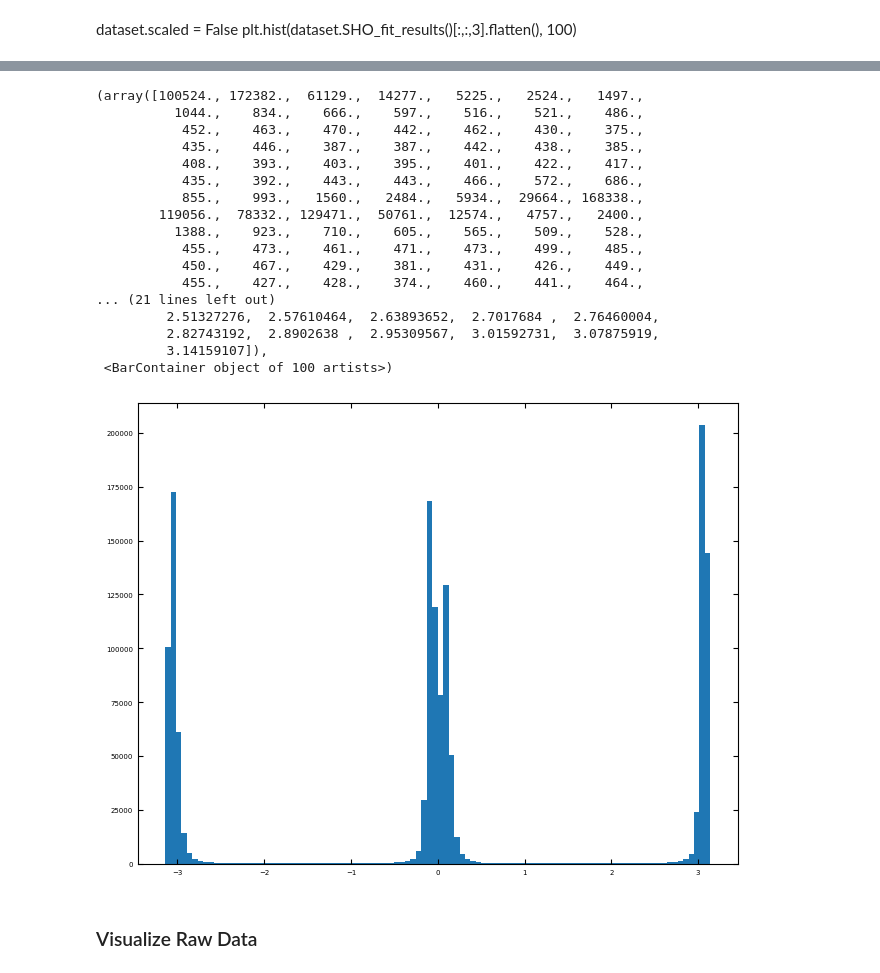
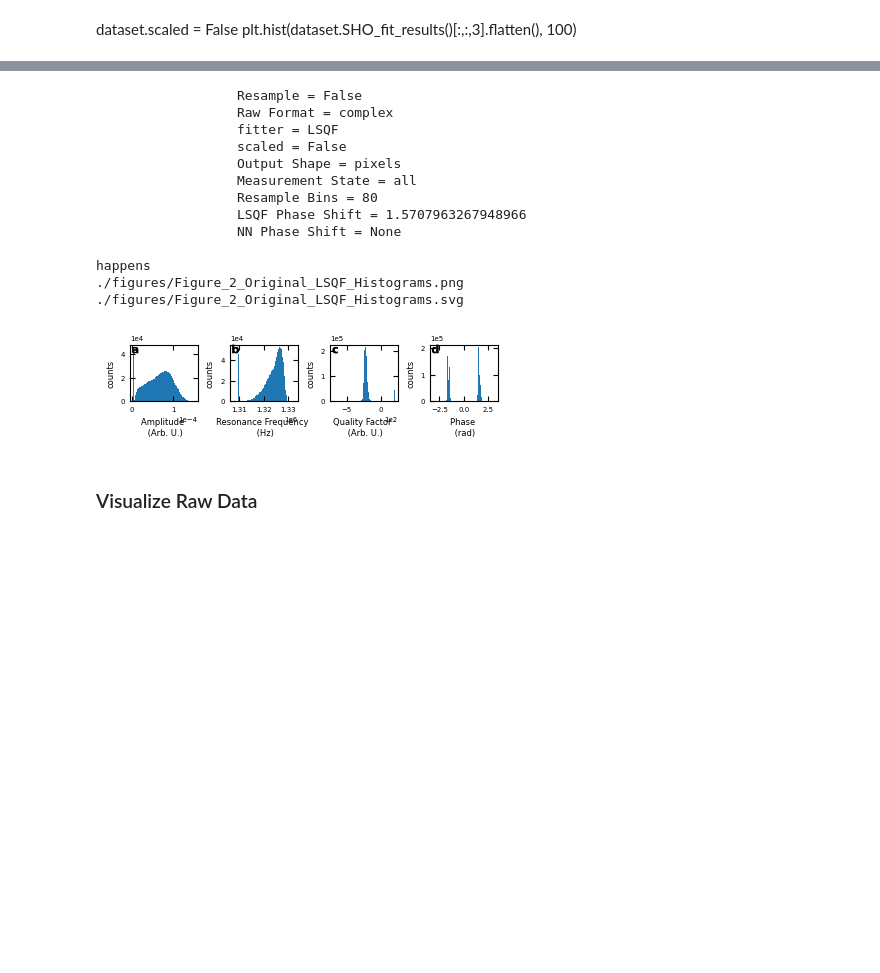
Before and after one commit to m3-learning/m3_learning_old, a Jupyter notebook: m3_learning/papers/2023_Rapid_Fitting/1_SHO_Fitting.ipynb, the cells around one changed output, grey strips where cells are left out. Drawn from its saved outputs; the diff is of its cells as text; code cells hidden in the pictures; blank space fills up the shorter version.

Commit message:
with phase shift

```diff
--- a/m3_learning/papers/2023_Rapid_Fitting/1_SHO_Fitting.ipynb
+++ b/m3_learning/papers/2023_Rapid_Fitting/1_SHO_Fitting.ipynb
@@ -772,6 +786,36 @@ class Viz:
         # prints the figure
         if self.Printer is not None:
             self.Printer.save_figure(fig, filename, label_figs = ax, style = 'b')
+
+    def SHO_hist(self, SHO_data, filename=""):
+
+        SHO_data = SHO_data.reshape(-1, 4)
+
+        # check distributions of each parameter before and after scaling
+        fig, axs = layout_fig(4, 4, figsize=(4, 1.1))
+
+        labels = [{'title': "Amplitude",
+                        'y_label': "Amplitude \n (Arb. U.)"
+                        },
+                        {'title': "Resonance Frequency",
+                        'y_label': "Resonance Frequency \n (Hz)"
+                        },
+                        {'title': "Dampening",
+                        'y_label': "Quality Factor \n (Arb. U.)"},
+                        {'title': "Phase",
+                        'y_label': "Phase \n (rad)"}
+                        ]
+
+
+        for i, (ax, label) in enumerate(zip(axs.flat, labels)):
+            ax.hist(SHO_data[:,i].flatten(), 100)
+            ax.set(xlabel=label['y_label'], ylabel="counts")
+            ax.ticklabel_format(axis="x", style="sci", scilimits=(0, 0))
+            ax.ticklabel_format(axis="y", style="sci", scilimits=(0, 0))
+
+            # prints the figure
+        if self.Printer is not None:
+            self.Printer.save_figure(fig, filename, label_figs = axs, style = 'b')
 # %%
 # instantiate the dataset object
 dataset = BE_Dataset("./data_raw.h5", resample_bins = 80)
@@ -850,3 +867,0 @@ array([3.04434994e-05, 4.11183538e+03, 7.90251710e+01, 1.00000000e+00])
-# %%
-dataset.scaled = False
-plt.hist(dataset.SHO_LSQF()[:,:,3].flatten(), 100)
@@ -882,22 +868,22 @@ dataset.extraction_state
-# %%
-dataset.scaled = True
-plt.hist(dataset.SHO_fit_results()[:,:,3].flatten(), 100)
-# %% [output]
-(array([100524., 172382.,  61129.,  14277.,   5225.,   2524.,   1497.,
-          1044.,    834.,    666.,    597.,    516.,    521.,    486.,
-           452.,    463.,    470.,    442.,    462.,    430.,    375.,
-           435.,    446.,    387.,    387.,    442.,    438.,    385.,
-           408.,    393.,    403.,    395.,    401.,    422.,    417.,
-           435.,    392.,    443.,    443.,    466.,    572.,    686.,
-           855.,    993.,   1560.,   2484.,   5934.,  29664., 168338.,
-        119056.,  78332., 129471.,  50761.,  12574.,   4757.,   2400.,
-          1388.,    923.,    710.,    605.,    565.,    509.,    528.,
-           455.,    473.,    461.,    471.,    473.,    499.,    485.,
-           450.,    467.,    429.,    381.,    431.,    426.,    449.,
-           455.,    427.,    428.,    374.,    460.,    441.,    464.,
-... (21 lines left out)
-         2.51327276,  2.57610464,  2.63893652,  2.7017684 ,  2.76460004,
-         2.82743192,  2.8902638 ,  2.95309567,  3.01592731,  3.07875919,
-         3.14159107]),
- <BarContainer object of 100 artists>)
-[figure, removed]
+# %%
+dataset.LSQF_phase_shift = np.pi/2
+
+dataset.extraction_state
+
+Viz(printer).SHO_hist(dataset.SHO_fit_results(),
+                      filename="Figure_2_Original_LSQF_Histograms")
+# %% [output]
+                  Resample = False
+                  Raw Format = complex
+                  fitter = LSQF
+                  scaled = False
+                  Output Shape = pixels
+                  Measurement State = all
+                  Resample Bins = 80
+                  LSQF Phase Shift = 1.5707963267948966
+                  NN Phase Shift = None
+
+happens
+./figures/Figure_2_Original_LSQF_Histograms.png
+./figures/Figure_2_Original_LSQF_Histograms.svg
+[figure, added]
```
Also changed, not shown: parts of 8 cells of this notebook, 3 other files.
